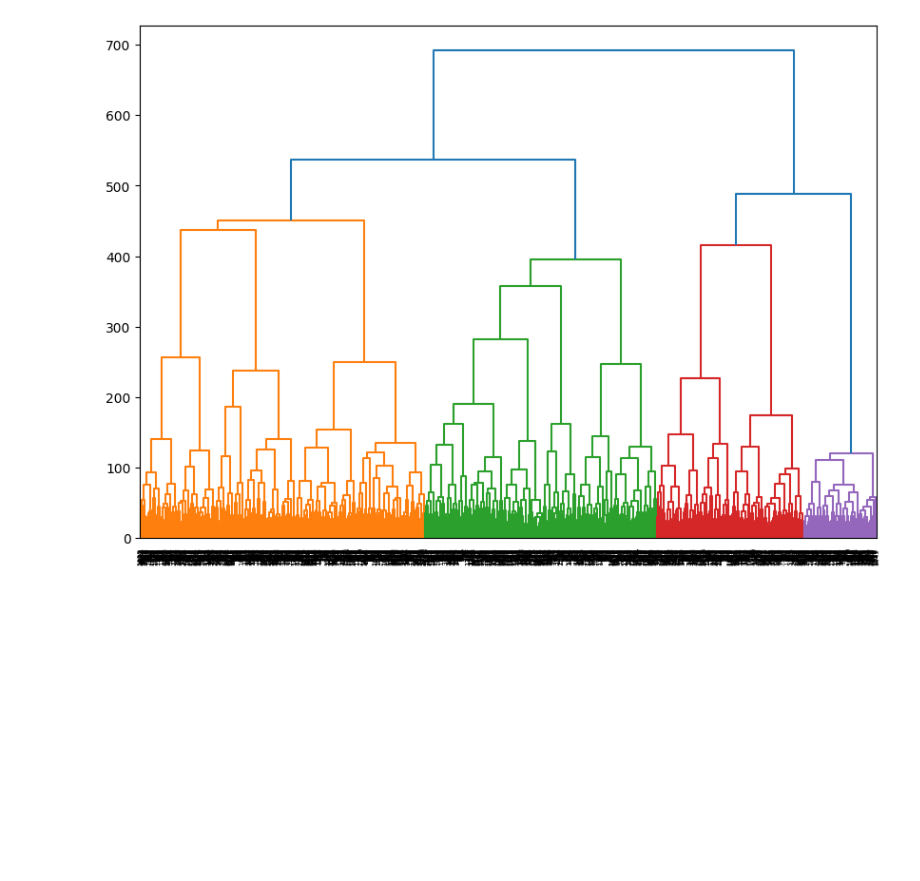
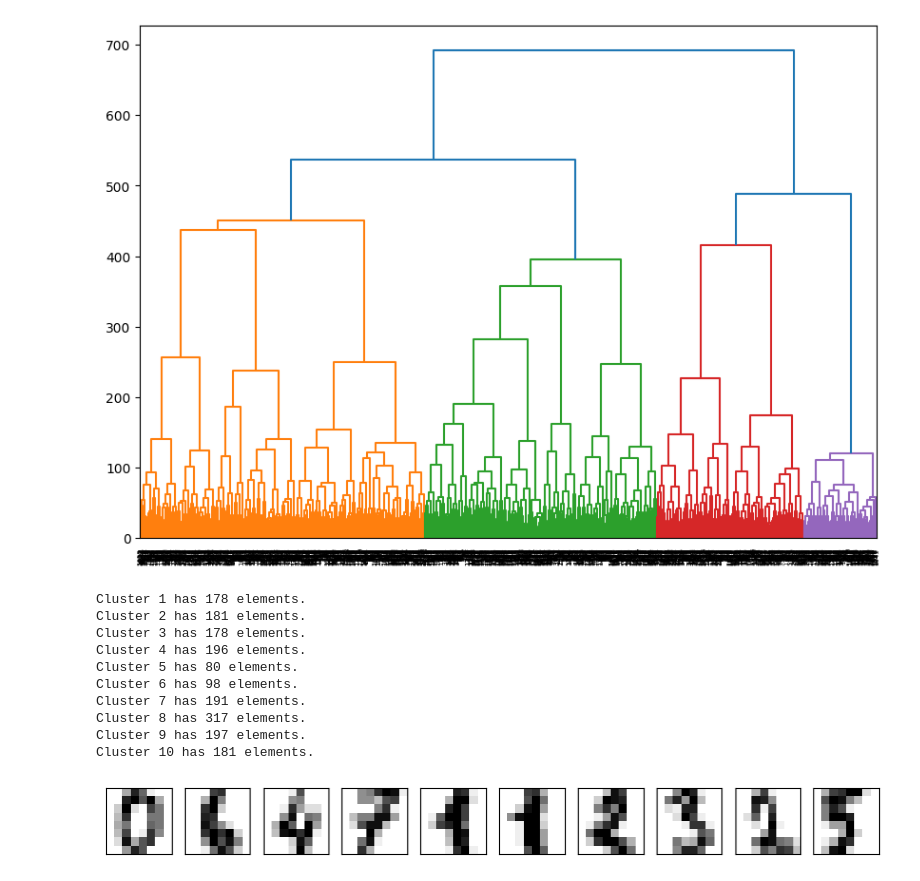
Before and after one commit to manolosake/DataScience, a Jupyter notebook: clustering.ipynb, the cells around one changed output. Cells and saved outputs as stored; diff of their text form; code cells hidden in the pictures; blank space fills up the shorter version.

```diff
--- a/clustering.ipynb
+++ b/clustering.ipynb
@@ -30,3 +33,41 @@ plt.show()
 # %% [output]
 [figure]
 [figure]
+# %%
+from scipy.cluster.hierarchy import fcluster
+
+# Choose the number of clusters
+num_clusters = 10  # for example
+
+# Use fcluster to assign each data point to a cluster
+cluster_assignments = fcluster(linked, num_clusters, criterion='maxclust')
+
+# Count the number of elements in each cluster
+for i in range(1, num_clusters+1):
+    num_in_cluster = sum(cluster_assignments == i)
+    print(f"Cluster {i} has {num_in_cluster} elements.")
+
+# Take a sample from each cluster
+samples = []
+for i in range(1, num_clusters+1):
+    cluster_samples = X[cluster_assignments == i]
+    samples.append(cluster_samples[0])  # add the first sample from each cluster
+
+# Visualize the samples
+fig, ax = plt.subplots(1, num_clusters, figsize=(10, 1))
+for i, axi in enumerate(ax.flat):
+    axi.imshow(samples[i].reshape(8, 8), cmap='binary')
+    axi.set(xticks=[], yticks=[])
+plt.show()
+# %% [output]
+Cluster 1 has 178 elements.
+Cluster 2 has 181 elements.
+Cluster 3 has 178 elements.
+Cluster 4 has 196 elements.
+Cluster 5 has 80 elements.
+Cluster 6 has 98 elements.
+Cluster 7 has 191 elements.
+Cluster 8 has 317 elements.
+Cluster 9 has 197 elements.
+Cluster 10 has 181 elements.
+[figure, added]
```
Also changed, not shown: parts of 2 cells of this notebook.
